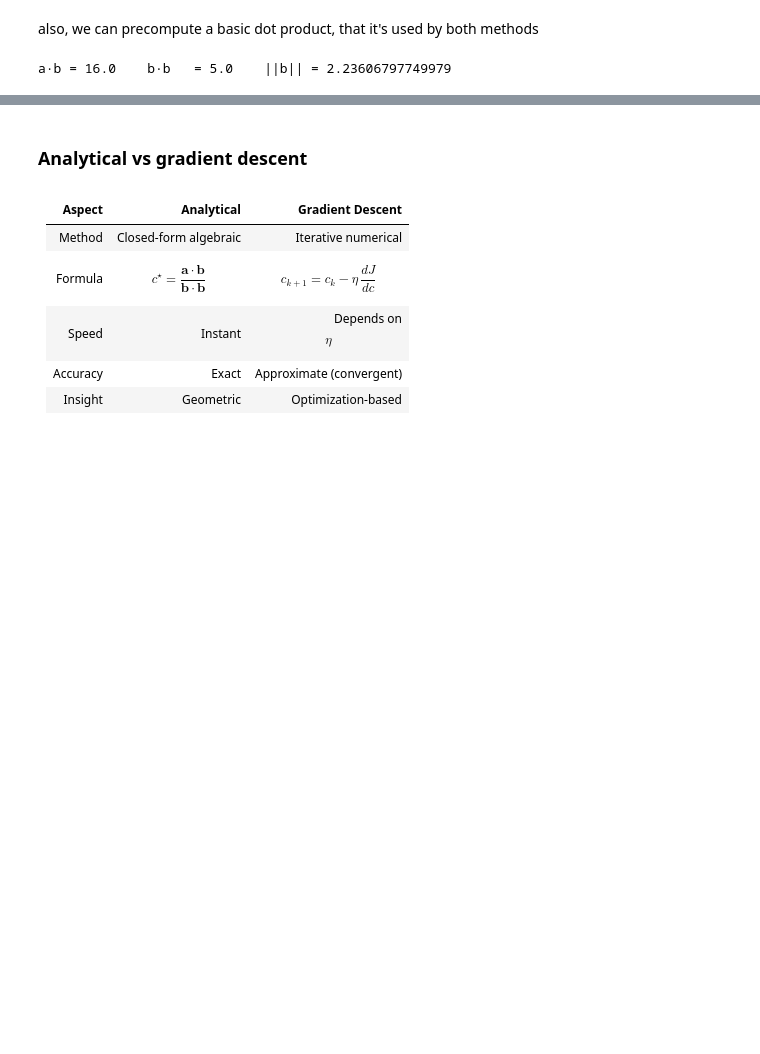
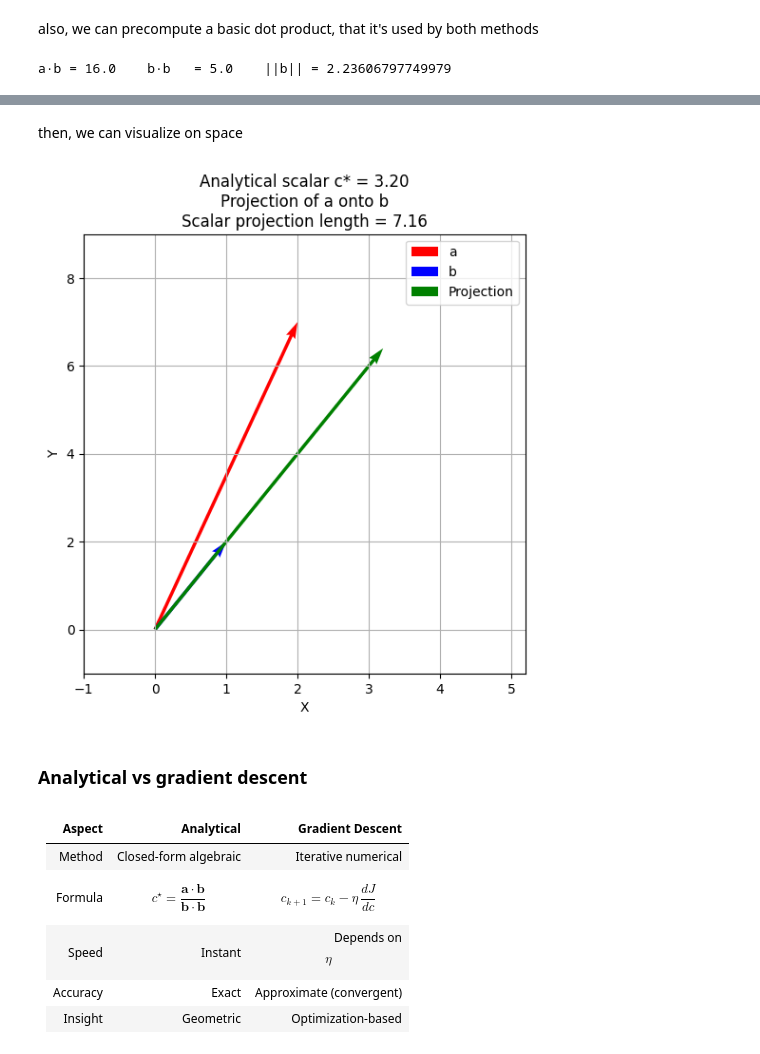
Before and after one commit to Macreat/MLT-LR, a Jupyter notebook: PYDevEnv/devContent/tasks/2cndTask/2cndTask.ipynb, the cells around one changed output, grey strips where cells are left out. Cells and saved outputs as stored; diff of their text form; code cells hidden in the pictures; blank space fills up the shorter version.

```diff
--- a/PYDevEnv/devContent/tasks/2cndTask/2cndTask.ipynb
+++ b/PYDevEnv/devContent/tasks/2cndTask/2cndTask.ipynb
@@ -233,3 +269,20 @@ a·b = 16.0    b·b   = 5.0    ||b|| = 2.23606797749979
+# %% [markdown]
+then, we can visualize on space
+# %%
+plt.figure(figsize=(6,6))
+plt.quiver(0, 0, a[0], a[1], angles='xy', scale_units='xy', scale=1, color='r', label='a')
+plt.quiver(0, 0, b[0], b[1], angles='xy', scale_units='xy', scale=1, color='b', label='b')
+plt.quiver(0, 0, analyticalProjection[0], analyticalProjection[1], angles='xy', scale_units='xy', scale=1, color='g', label='Projection')
+plt.xlim(-1, max(a[0], analyticalProjection[0], b[0]) + 2)
+plt.ylim(-1, max(a[1], analyticalProjection[1], b[1]) + 2)
+plt.grid(True)
+plt.xlabel('X')
+plt.ylabel('Y')
+plt.legend()
+plt.title(f'Analytical scalar c* = {c_star:.2f}\nProjection of a onto b\nScalar projection length = {scalar_length_along_b:.2f}')
+plt.show()
+# %% [output]
+[figure, added]
 # %% [markdown]
 ### Analytical vs gradient descent
 # %% [markdown]
```
Also changed, not shown: parts of 9 cells of this notebook.
